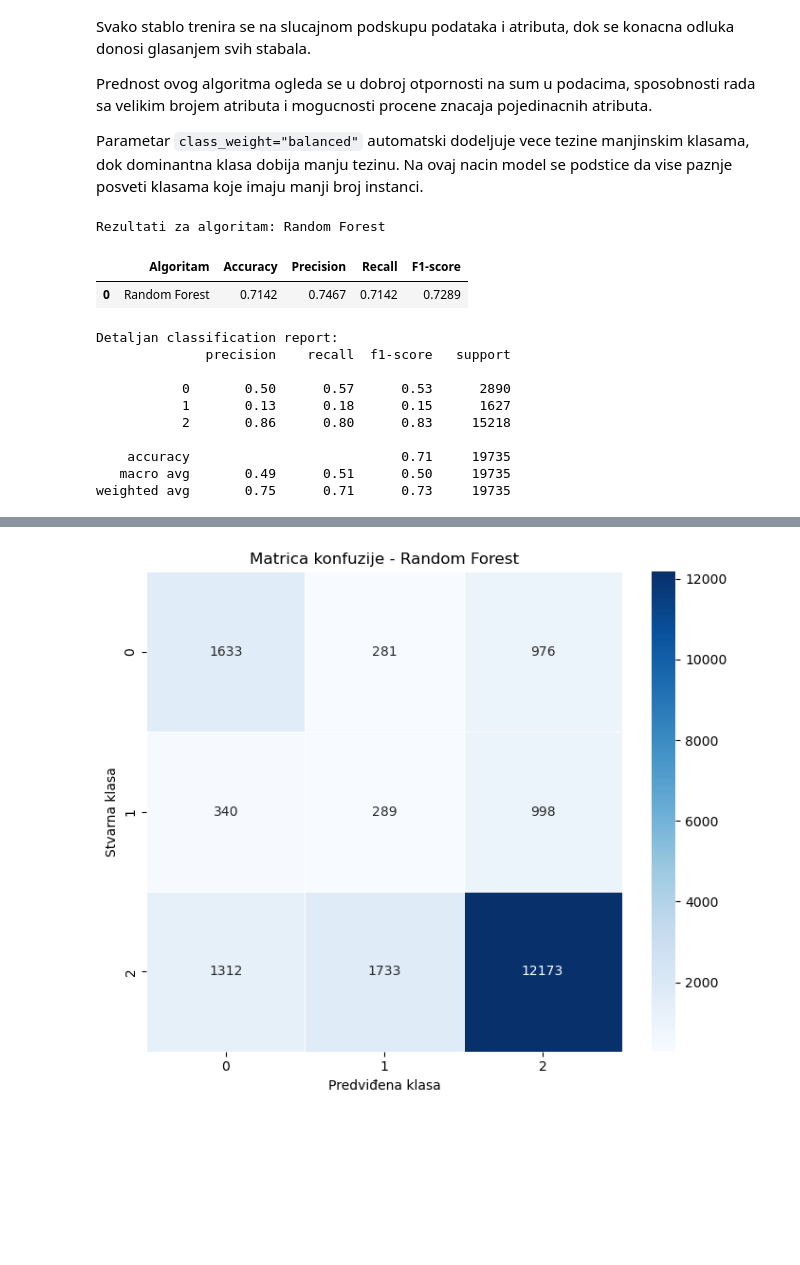
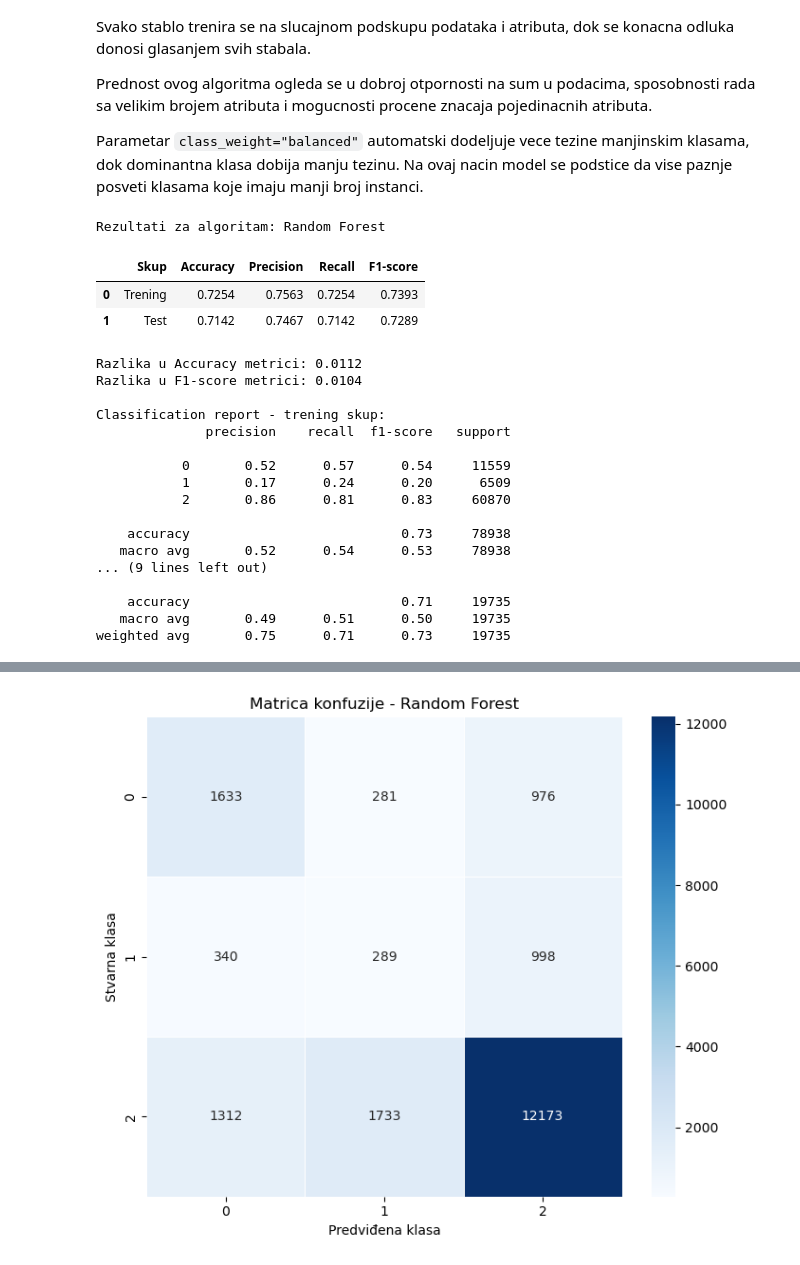
Before and after one commit to jovanabrkljac/olist-data-mining, a Jupyter notebook: notebooks/04_customer_satisfaction_classification.ipynb, the cells around one changed output, grey strips where cells are left out. Saved outputs shown, nothing was run; the diff lists cells and outputs as text; code cells hidden in the pictures; blank space fills up the shorter version.

```diff
--- a/notebooks/04_customer_satisfaction_classification.ipynb
+++ b/notebooks/04_customer_satisfaction_classification.ipynb
@@ -333,23 +442,39 @@ rf_model.fit(
     y_train
 )
 
-rf_predictions = rf_model.predict(X_test_scaled)
+rf_train_predictions = rf_model.predict(
+    X_train_scaled
+)
+
+rf_test_predictions = rf_model.predict(
+    X_test_scaled
+)
 # %%
 rf_results = evaluate_model(
-    "Random Forest",
-    y_test,
-    rf_predictions
+    model_name="Random Forest",
+    y_train_true=y_train,
+    y_train_pred=rf_train_predictions,
+    y_test_true=y_test,
+    y_test_pred=rf_test_predictions
 )
 # %% [output]
 Rezultati za algoritam: Random Forest
-|  | Algoritam | Accuracy | Precision | Recall | F1-score |
-| 0 | Random Forest | 0.7142 | 0.7467 | 0.7142 | 0.7289 |
+|  | Skup | Accuracy | Precision | Recall | F1-score |
+| 0 | Trening | 0.7254 | 0.7563 | 0.7254 | 0.7393 |
+| 1 | Test | 0.7142 | 0.7467 | 0.7142 | 0.7289 |
-Detaljan classification report:
+Razlika u Accuracy metrici: 0.0112
+Razlika u F1-score metrici: 0.0104
+
+Classification report - trening skup:
               precision    recall  f1-score   support
 
-           0       0.50      0.57      0.53      2890
-           1       0.13      0.18      0.15      1627
-           2       0.86      0.80      0.83     15218
+           0       0.52      0.57      0.54     11559
+           1       0.17      0.24      0.20      6509
+           2       0.86      0.81      0.83     60870
+
+    accuracy                           0.73     78938
+   macro avg       0.52      0.54      0.53     78938
+... (9 lines left out)
 
     accuracy                           0.71     19735
    macro avg       0.49      0.51      0.50     19735
```
Also changed, not shown: parts of 14 cells of this notebook.
